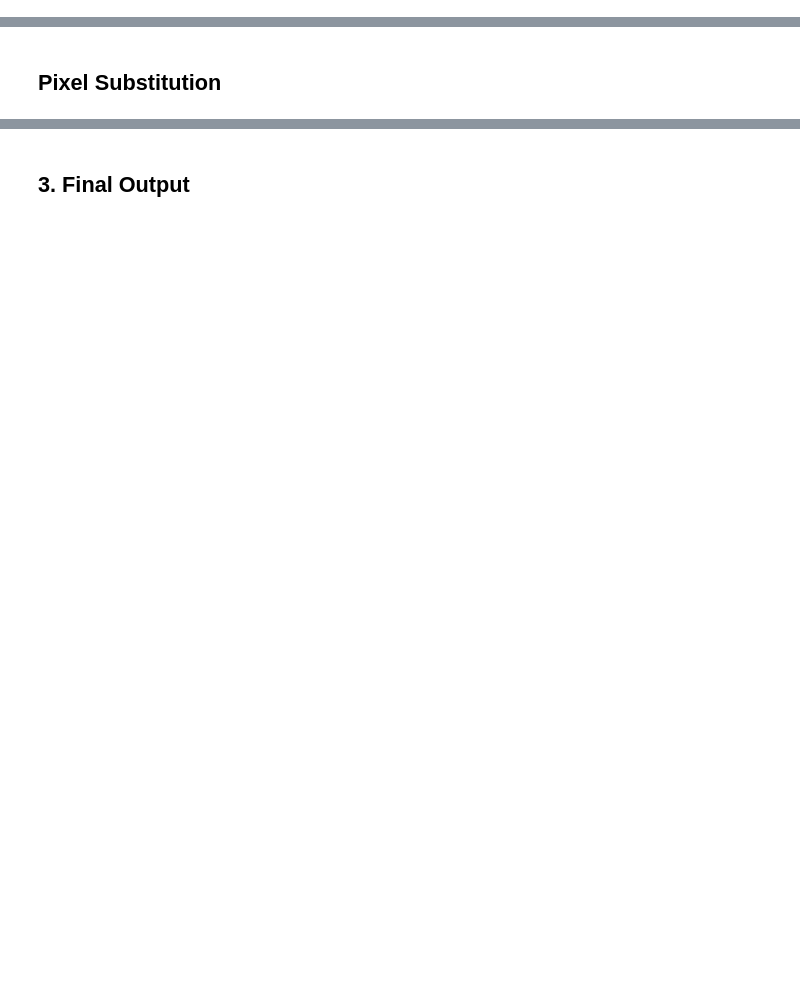
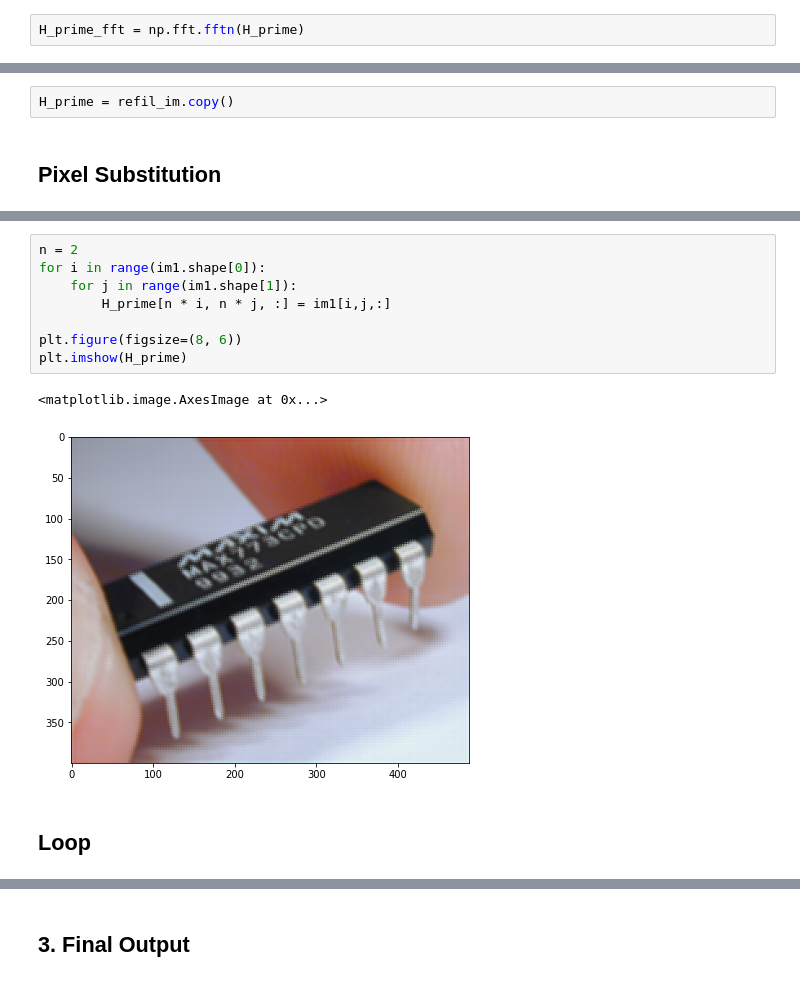
Before and after one commit to FanZang-Allen/Image-Upsampling, a Jupyter notebook: Video&Image Upsampling.ipynb, the cells around one changed output, grey strips where cells are left out. Saved outputs shown, nothing was run; the diff lists cells and outputs as text; blank space fills up the shorter version.

```diff
--- a/Video&Image Upsampling.ipynb
+++ b/Video&Image Upsampling.ipynb
@@ -228,6 +218,8 @@ H_prime = bicubic_im1.copy()
 f_fft = np.fft.fft2(fil)
 f_fft = f_fft[:,:,np.newaxis]
 H_prime_fft = np.fft.fftn(H_prime)
+# %%
+H_prime_fft = np.fft.fftn(H_prime)
 # %%
 H = H_prime.copy()  # assume gaussian filter does nothing
 f1 = np.array([[-1], [0], [1]])
@@ -426,2 +429,4 @@ plt.imshow(H_star)
+# %%
+H_prime = refil_im.copy()
 # %% [markdown]
 ## Pixel Substitution
@@ -427,0 +440,13 @@ plt.imshow(H_star)
+# %%
+n = 2
+for i in range(im1.shape[0]):
+    for j in range(im1.shape[1]):
+        H_prime[n * i, n * j, :] = im1[i,j,:]
+
+plt.figure(figsize=(8, 6))
+plt.imshow(H_prime)
+# %% [output]
+<matplotlib.image.AxesImage at 0x...>
+[figure, added]
+# %% [markdown]
+## Loop
```
Also changed, not shown: parts of 16 cells of this notebook.
